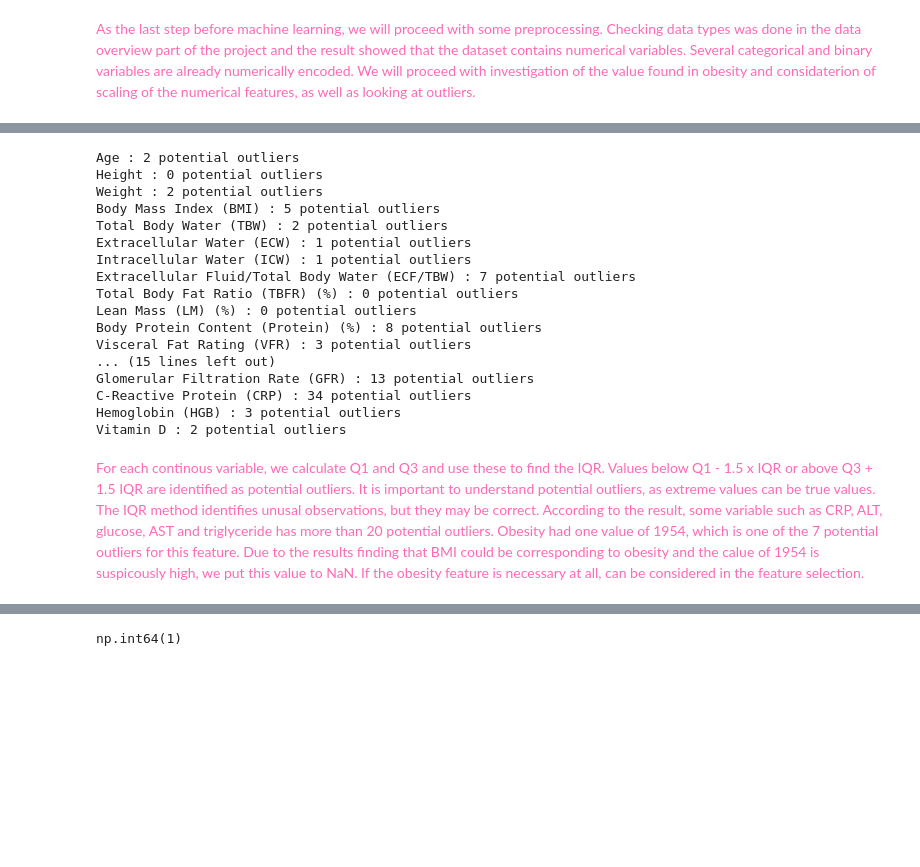
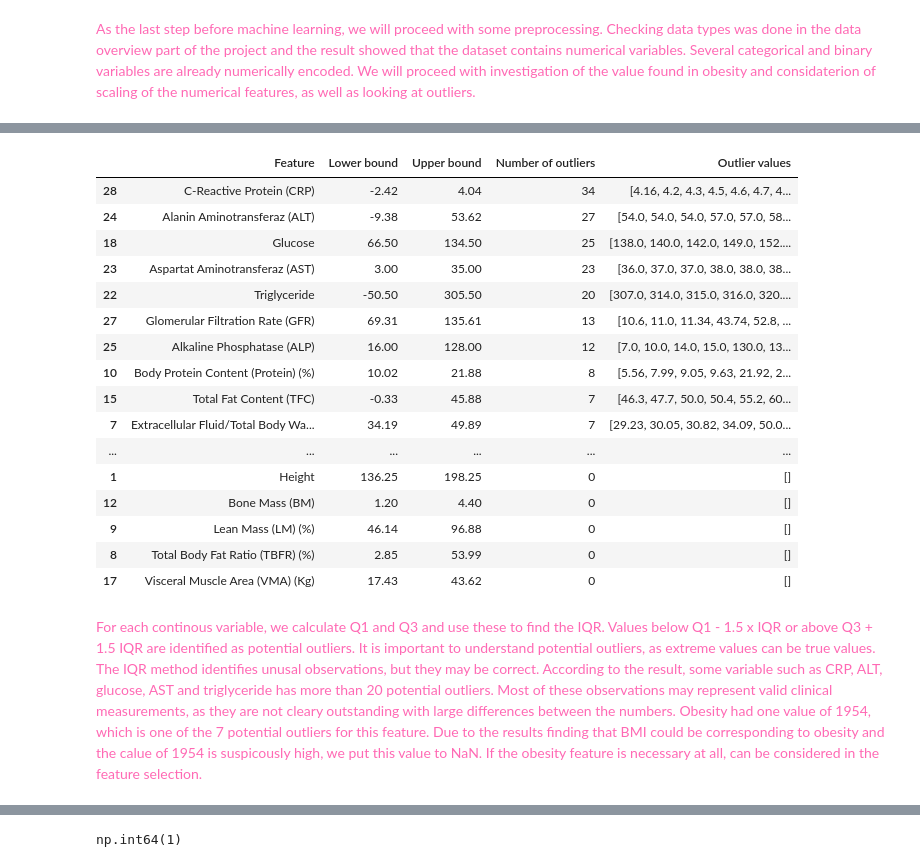
Before and after one commit to aaamainorg/dat540-group1, a Jupyter notebook: Data_exploration12.ipynb, the cells around one changed output, grey strips where cells are left out. Cells and saved outputs as stored; diff of their text form; code cells hidden in the pictures; blank space fills up the shorter version.

Commit message:
Update preprocessing and outlier analysis

```diff
--- a/Data_exploration12.ipynb
+++ b/Data_exploration12.ipynb
@@ -482,31 +500,46 @@ print (continous_features)
 # %%
-#check for outliers in continous features
+#check for outliers in continous features by using IQR method
+outlier_results=[]
 for column in continous_features:
     Q1 = galle_set[column].quantile(0.25)
     Q3 = galle_set[column].quantile(0.75)
     IQR = Q3 - Q1
     lower_bound = Q1 - 1.5 * IQR
     upper_bound = Q3 + 1.5 * IQR
     outliers = galle_set[(galle_set[column] < lower_bound) | (galle_set[column] > upper_bound)]
 
-    print(column, ":", len(outliers), "potential outliers")
+    outlier_results.append({
+        'Feature': column,
+        'Lower bound': round(lower_bound, 2),
+        'Upper bound': round(upper_bound, 2),
+        'Number of outliers': len(outliers),
+        'Outlier values': sorted(outliers[column].tolist())
+    })
+
+#Want to sort from most to fewest outliers
+outlier_summary=pd.DataFrame(outlier_results)
+outlier_summary=outlier_summary.sort_values(
+    by='Number of outliers',
+    ascending=False
+)
+display(outlier_summary)
 # %% [output]
-Age : 2 potential outliers
-Height : 0 potential outliers
-Weight : 2 potential outliers
-Body Mass Index (BMI) : 5 potential outliers
-Total Body Water (TBW) : 2 potential outliers
-Extracellular Water (ECW) : 1 potential outliers
-Intracellular Water (ICW) : 1 potential outliers
-Extracellular Fluid/Total Body Water (ECF/TBW) : 7 potential outliers
-Total Body Fat Ratio (TBFR) (%) : 0 potential outliers
-Lean Mass (LM) (%) : 0 potential outliers
-Body Protein Content (Protein) (%) : 8 potential outliers
-Visceral Fat Rating (VFR) : 3 potential outliers
-... (15 lines left out)
-Glomerular Filtration Rate (GFR) : 13 potential outliers
-C-Reactive Protein (CRP) : 34 potential outliers
-Hemoglobin (HGB) : 3 potential outliers
-Vitamin D : 2 potential outliers
+|  | Feature | Lower bound | Upper bound | Number of outliers | Outlier values |
+| 28 | C-Reactive Protein (CRP) | -2.42 | 4.04 | 34 | [4.16, 4.2, 4.3, 4.5, 4.6, 4.7, 4... |
+| 24 | Alanin Aminotransferaz (ALT) | -9.38 | 53.62 | 27 | [54.0, 54.0, 54.0, 57.0, 57.0, 58... |
+| 18 | Glucose | 66.50 | 134.50 | 25 | [138.0, 140.0, 142.0, 149.0, 152.... |
+| 23 | Aspartat Aminotransferaz (AST) | 3.00 | 35.00 | 23 | [36.0, 37.0, 37.0, 38.0, 38.0, 38... |
+| 22 | Triglyceride | -50.50 | 305.50 | 20 | [307.0, 314.0, 315.0, 316.0, 320.... |
+| 27 | Glomerular Filtration Rate (GFR) | 69.31 | 135.61 | 13 | [10.6, 11.0, 11.34, 43.74, 52.8, ... |
+| 25 | Alkaline Phosphatase (ALP) | 16.00 | 128.00 | 12 | [7.0, 10.0, 14.0, 15.0, 130.0, 13... |
+| 10 | Body Protein Content (Protein) (%) | 10.02 | 21.88 | 8 | [5.56, 7.99, 9.05, 9.63, 21.92, 2... |
+| 15 | Total Fat Content (TFC) | -0.33 | 45.88 | 7 | [46.3, 47.7, 50.0, 50.4, 55.2, 60... |
+| 7 | Extracellular Fluid/Total Body Wa... | 34.19 | 49.89 | 7 | [29.23, 30.05, 30.82, 34.09, 50.0... |
+| ... | ... | ... | ... | ... | ... |
+| 1 | Height | 136.25 | 198.25 | 0 | [] |
+| 12 | Bone Mass (BM) | 1.20 | 4.40 | 0 | [] |
+| 9 | Lean Mass (LM) (%) | 46.14 | 96.88 | 0 | [] |
+| 8 | Total Body Fat Ratio (TBFR) (%) | 2.85 | 53.99 | 0 | [] |
+| 17 | Visceral Muscle Area (VMA) (Kg) | 17.43 | 43.62 | 0 | [] |
 # %% [markdown]
-<span style="color:hotpink;"> For each continous variable, we calculate Q1 and Q3 and use these to find the IQR. Values below Q1 - 1.5 x IQR or above Q3 + 1.5 IQR are identified as potential outliers. It is important to understand potential outliers, as extreme values can be true values. The IQR method identifies unusal observations, but they may be correct. According to the result, some variable such as CRP, ALT, glucose, AST and triglyceride has more than 20 potential outliers. Obesity had one value of 1954, which is one of the 7 potential outliers for this feature. Due to the results finding that BMI could be corresponding to obesity and the calue of 1954 is suspicously high, we put this value to NaN. If the obesity feature is necessary at all, can be considered in the feature selection.
+<span style="color:hotpink;"> For each continous variable, we calculate Q1 and Q3 and use these to find the IQR. Values below Q1 - 1.5 x IQR or above Q3 + 1.5 IQR are identified as potential outliers. It is important to understand potential outliers, as extreme values can be true values. The IQR method identifies unusal observations, but they may be correct. According to the result, some variable such as CRP, ALT, glucose, AST and triglyceride has more than 20 potential outliers. Most of these observations may represent valid clinical measurements, as they are not cleary outstanding with large differences between the numbers. Obesity had one value of 1954, which is one of the 7 potential outliers for this feature. Due to the results finding that BMI could be corresponding to obesity and the calue of 1954 is suspicously high, we put this value to NaN. If the obesity feature is necessary at all, can be considered in the feature selection.
```
Also changed, not shown: parts of 15 cells of this notebook.
